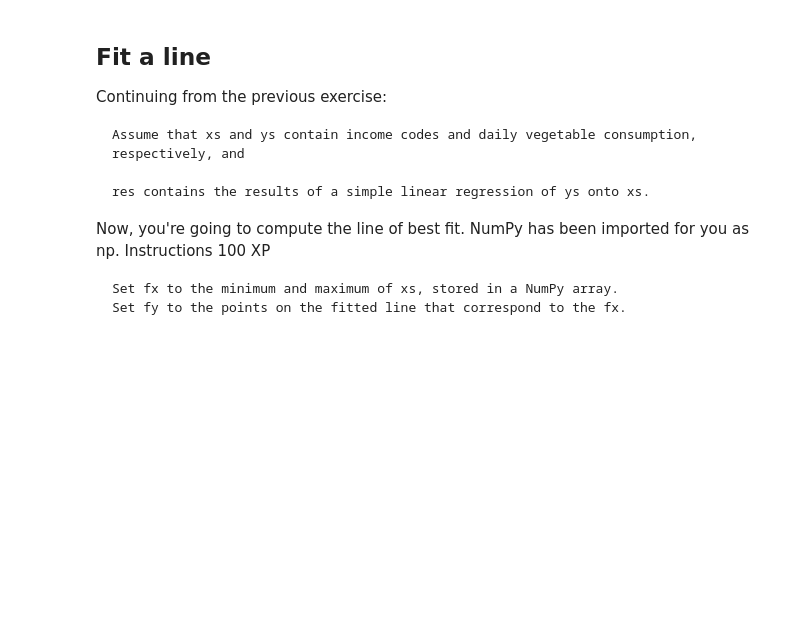
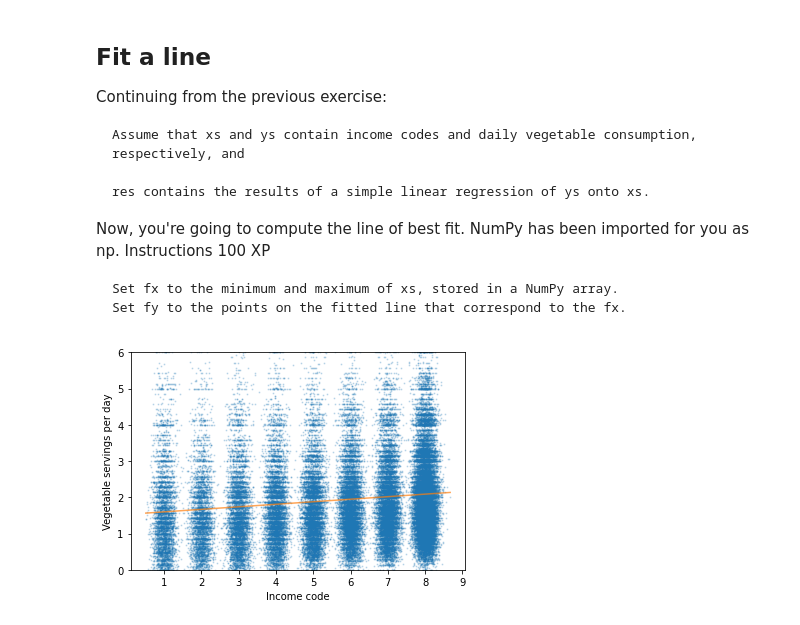
Before and after one commit to johnhhu2020/DataCamp-Data-Scientist-with-Python-Track, a Jupyter notebook: DataCamp Exploratory Data Analysis in Python.ipynb, the cells around one changed output. Drawn from its saved outputs; the diff is of its cells as text; code cells hidden in the pictures; blank space fills up the shorter version.

```diff
--- a/DataCamp Exploratory Data Analysis in Python.ipynb
+++ b/DataCamp Exploratory Data Analysis in Python.ipynb
@@ -1960,9 +1965,9 @@ from scipy.stats import linregress
 
 # Extract the variables
 subset = brfss.dropna(subset=['INCOME2', '_VEGESU1'])
-xs = ____
-ys = ____
+xs = subset['INCOME2']
+ys = subset['_VEGESU1']
 
 # Compute the linear regression
-res = ____
+res = linregress(xs, ys)
 print(res)
@@ -1984,17 +1991,19 @@ Instructions
 # %%
 # Plot the scatter plot
 plt.clf()
 x_jitter = xs + np.random.normal(0, 0.15, len(xs))
-plt.plot(x_jitter, ys, 'o', alpha=0.2)
+plt.plot(x_jitter, ys, 'o', alpha=0.2, markersize=1)
 
 # Plot the line of best fit
-fx = ____
-fy = ____
+fx = np.array([x_jitter.min(), x_jitter.max()])
+fy = res.intercept + fx*res.slope
 plt.plot(fx, fy, '-', alpha=0.7)
 
 plt.xlabel('Income code')
 plt.ylabel('Vegetable servings per day')
 plt.ylim([0, 6])
 plt.show()
+# %% [output]
+[figure, added]
 # %% [markdown]
 ## Limits of simple regression
```
Also changed, not shown: parts of 8 cells of this notebook.
